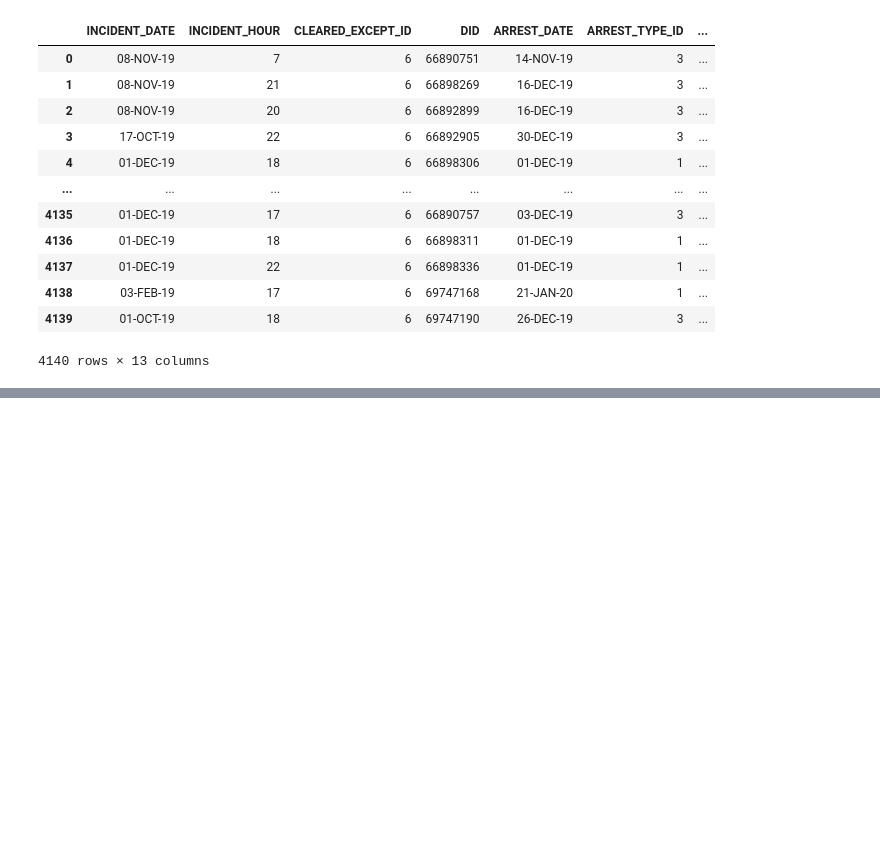
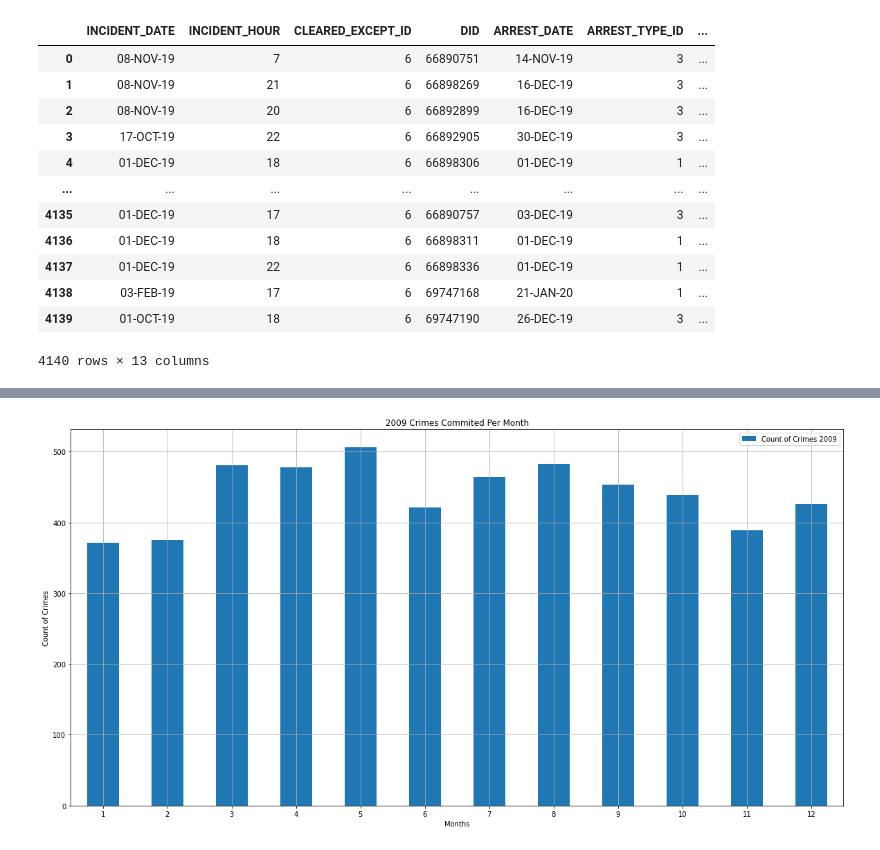
Before and after one commit to Jorgehdzdata/Project1_group3, a Jupyter notebook: Nicole1.ipynb, the cells around one changed output, grey strips where cells are left out. Saved outputs shown, nothing was run; the diff lists cells and outputs as text; code cells hidden in the pictures; blank space fills up the shorter version.

Commit message:
added code for crimes commited per month

```diff
--- a/Nicole1.ipynb
+++ b/Nicole1.ipynb
@@ -102,0 +101,3 @@ Name: Date, dtype: object ($-2196167.0)
+# %%
+clean2009['Count of Crimes 2009']=pd.DatetimeIndex(clean2009['incident_date']).month
+clean2009
@@ -102,0 +118,3 @@ Name: Date, dtype: object ($-2196167.0)
+# %%
+months_2009=clean2009['Count of Crimes 2009']
+months_2009
@@ -102,0 +134,3 @@ Name: Date, dtype: object ($-2196167.0)
+# %%
+counts2009=months_2009.value_counts()
+counts2009
@@ -102,0 +151,5 @@ Name: Date, dtype: object ($-2196167.0)
+# %%
+table1=counts2009.sort_index()
+table1=pd.DataFrame([table1])
+table1=table1.T
+table1
@@ -102,0 +170,9 @@ Name: Date, dtype: object ($-2196167.0)
+# %%
+table1.plot.bar(figsize=(20, 10));
+plt.title('2009 Crimes Commited Per Month')
+plt.xlabel('Months')
+plt.ylabel('Count of Crimes');
+plt.xticks(rotation=0, horizontalalignment="center");
+plt.grid()
+# %% [output]
+[figure, added]
```
Also changed, not shown: parts of 14 cells of this notebook.
